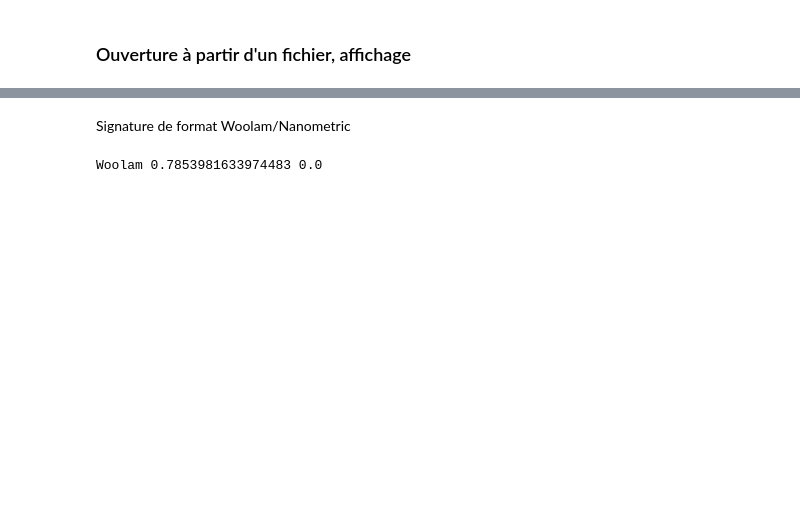
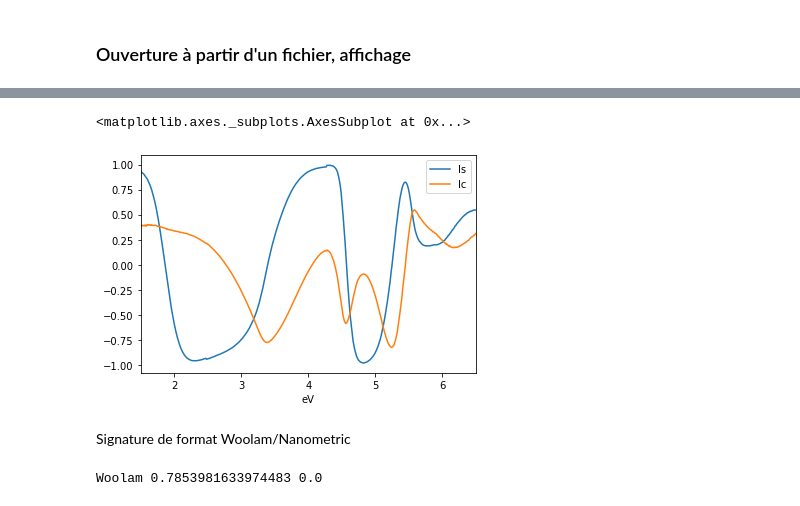
Before and after one commit to sebsou/lmet, a Jupyter notebook: exemples_fr/Exemple - signature.ipynb, the cells around one changed output, grey strips where cells are left out. Saved outputs shown, nothing was run; the diff lists cells and outputs as text; code cells hidden in the pictures; blank space fills up the shorter version.

```diff
--- a/exemples_fr/Exemple - signature.ipynb
+++ b/exemples_fr/Exemple - signature.ipynb
@@ -72,0 +63,7 @@ sig1.data.plot(x='Hv', y=['Is', 'Ic'])
+# %%
+fname = "../data/evg1645-ech03_p2post.spe"
+
+sig1 = signature(fname)
+print (sig1.ellipso, sig1.analyser, sig1.modulator)
+sig1.𝜆()
+sig1.data.head()
@@ -73,3 +78,8 @@ sig1.data.plot(x='Hv', y=['Is', 'Ic'])
+# %%
+sig1.data.plot(x='eV', y=['Is', 'Ic'])
+# %% [output]
+<matplotlib.axes._subplots.AxesSubplot at 0x...>
+[figure, added]
 # %% [markdown]
 Signature de format Woolam/Nanometric
 # %%
```
Also changed, not shown: parts of 8 cells of this notebook, 9 other files.
